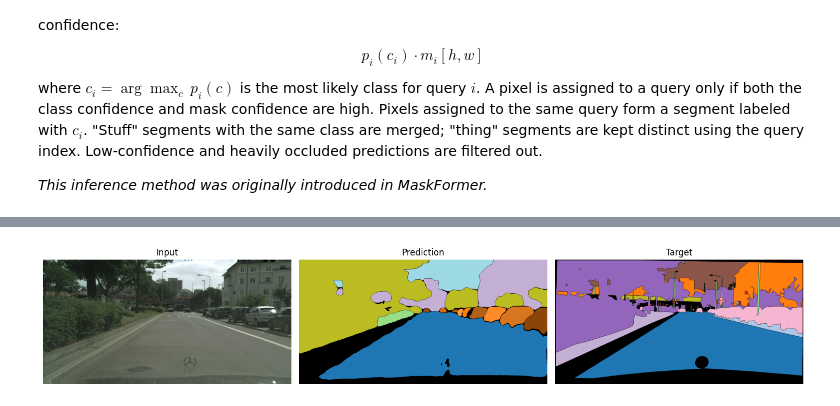
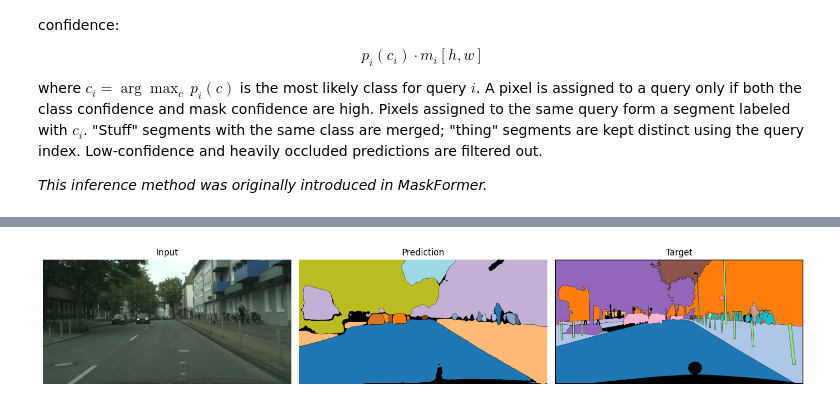
Before and after one commit to strafabio1/AnomalySegmentation_Project, a Jupyter notebook: eomt/inference.ipynb, the cells around one changed output, grey strips where cells are left out. Cells and saved outputs as stored; diff of their text form; code cells hidden in the pictures.

```diff
--- a/eomt/inference.ipynb
+++ b/eomt/inference.ipynb
@@ -45,7 +49,7 @@ import importlib
 seed_everything(0, verbose=False)
 
 device = torch.device("cuda" if torch.cuda.is_available() else "cpu")
-img_idx = 246 # TODO: change to the index of the image you want to visualize
+img_idx = 355 # TODO: change to the index of the image you want to visualize
 config_path_coco = "configs/dinov2/coco/panoptic/eomt_base_640_2x.yaml"
 config_path_cityscapes = "configs/dinov2/cityscapes/semantic/eomt_base_640.yaml"
 data_path = "../Cityscapes"  # TODO: change to the dataset directory
@@ -359,38 +270,26 @@ import matplotlib.colors as mcolors
 from scipy.ndimage import binary_dilation
 
 def create_instance_aware_mapping(sem_array, inst_array, num_classes=19, ignore_index=255):
-    """
-    Crea un mapping (sem_id, inst_id) -> RGB.
-    Usa 'tab20' per avere colori semantici netti e ben distinti,
-    variando poi la luminosità e saturazione per identificare le singole istanze.
-    """
     mapping = {}
     unique_sem_ids = np.unique(sem_array)
 
     for sem_id in unique_sem_ids:
-        # Ignora la classe di background / ignore_index
         if sem_id == -1 or sem_id == ignore_index or sem_id >= num_classes:
             inst_ids = np.unique(inst_array[sem_array == sem_id])
             for inst_id in inst_ids:
                 mapping[(sem_id, inst_id)] = [0.0, 0.0, 0.0]
             continue
 
-        # 1. Colore base per la classe semantica estratto da una colormap ad alto contrasto
         base_rgb = plt.cm.tab20(sem_id % 20)[:3]
         base_hsv = mcolors.rgb_to_hsv(base_rgb)
 
-        # 2. Trova tutte le istanze per questa specifica classe
         inst_ids_in_class = np.unique(inst_array[sem_array == sem_id])
 
-        # 3. Sfuma il colore base per ogni istanza
         for i, inst_id in enumerate(inst_ids_in_class):
             hsv = base_hsv.copy()
 
-            # Applica le sfumature solo se c'è più di un'istanza della stessa classe
             if len(inst_ids_in_class) > 1:
-                # Riduci la luminosità a step del 15% (non scendere sotto il 30% del valore)
                 hsv[2] = max(0.3, hsv[2] * (1.0 - 0.15 * (i % 4)))
-                # Riduci la saturazione a step del 10%
                 hsv[1] = max(0.3, hsv[1] * (1.0 - 0.1 * ((i // 4) % 3)))
 
             rgb_color = mcolors.hsv_to_rgb(hsv)
@@ -399,9 +298,6 @@ def create_instance_aware_mapping(sem_array, inst_array, num_classes=19, ignore_
     return mapping
 
 def apply_panoptic_colormap(sem_array, inst_array, mapping):
-    """
-    Genera l'immagine finale applicando i colori estratti da mapping.
-    """
     colored_image = np.zeros((*sem_array.shape, 3))
 
     unique_sem_ids = np.unique(sem_array)
@@ -417,9 +313,6 @@ def apply_panoptic_colormap(sem_array, inst_array, mapping):
     return colored_image
 
 def draw_black_border(colored_image, inst_array, border_thickness=1):
-    """
-    Applica i contorni neri alle separazioni tra istanze sull'immagine colorata.
-    """
     vis_img = colored_image.copy()
     unique_inst_ids = np.unique(inst_array)
 
@@ -434,41 +327,37 @@ def draw_black_border(colored_image, inst_array, border_thickness=1):
     return vis_img
 
 def plot_panoptic_results(img, sem_pred, inst_pred, sem_target, inst_target, num_classes=19):
-    """
-    Esegue la visualizzazione finale panottica.
-    """
     mapping_pred = create_instance_aware_mapping(sem_pred, inst_pred, num_classes)
     mapping_target = create_instance_aware_mapping(sem_target, inst_target, num_classes)
 
     color_pred = apply_panoptic_colormap(sem_pred, inst_pred, mapping_pred)
     color_target = apply_panoptic_colormap(sem_target, inst_target, mapping_target)
 
     vis_pred = draw_black_border(color_pred, inst_pred)
     vis_target = draw_black_border(color_target, inst_target)
 
     img_np = (
         img.cpu().numpy().transpose(1, 2, 0) if img.dim() == 3 else img.cpu().numpy()
     )
 
     fig, axes = plt.subplots(1, 3, figsize=(15, 5))
     axes[0].imshow(img_np)
     axes[0].set_title("Input")
     axes[1].imshow(vis_pred)
     axes[1].set_title("Prediction")
     axes[2].imshow(vis_target)
     axes[2].set_title("Target")
 
     for ax in axes:
         ax.axis("off")
 
     plt.tight_layout()
     plt.show()
 
 
 img, target = data_city.val_dataloader().dataset[img_idx]
 sem_pred, inst_pred, sem_target, inst_target = infer_panoptic(model_panoptic, img, target)
 
-# Avvia il plot con la logica aggiornata
 plot_panoptic_results(img, sem_pred, inst_pred, sem_target, inst_target, num_classes=model_panoptic.num_classes)
 # %% [output]
-[figure, old version]
+[figure, new version]
```
Also changed, not shown: parts of 7 cells of this notebook, 1 other file.
